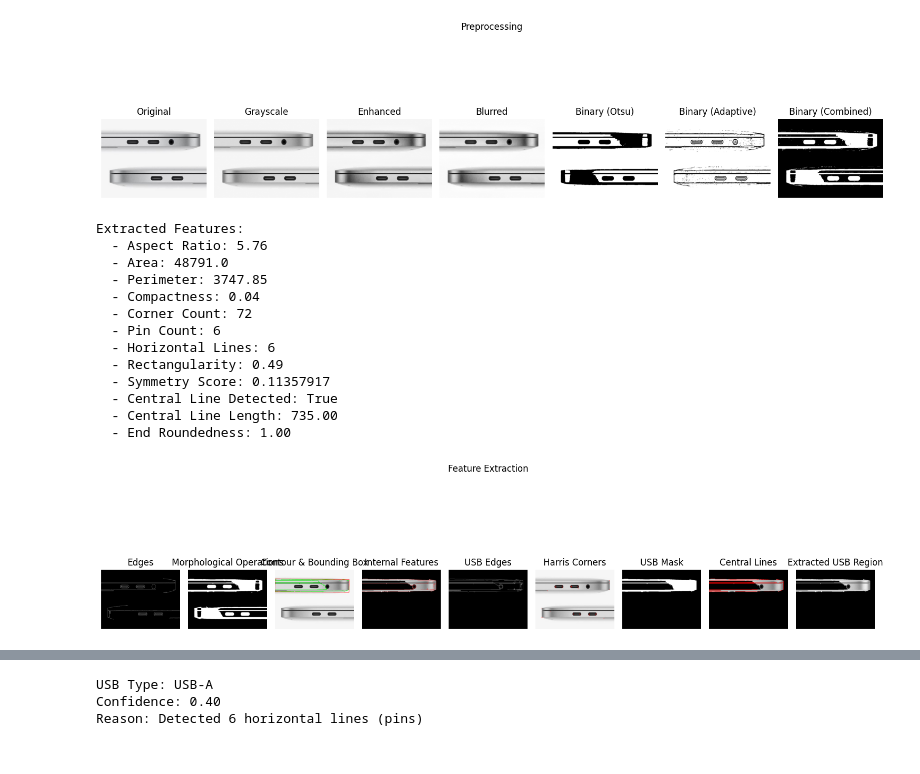
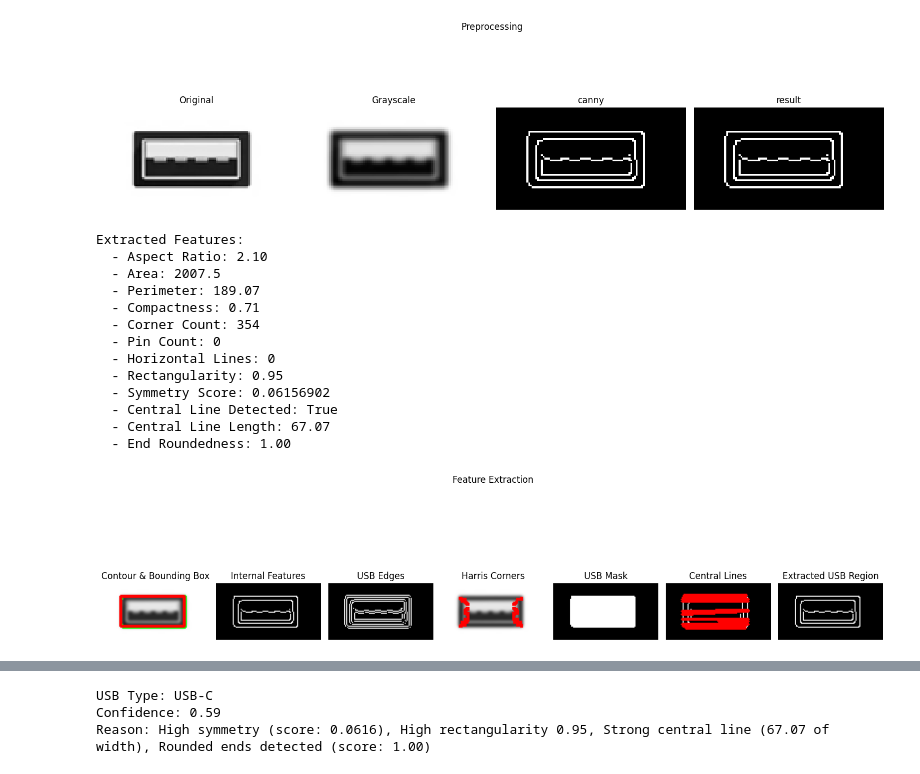
Before and after one commit to Malak0277/Computer-Vision---USB-type-detector, a Jupyter notebook: USB detector.ipynb, the cells around one changed output, grey strips where cells are left out. Drawn from its saved outputs; the diff is of its cells as text; code cells hidden in the pictures.

Commit message:
edit preprocessing

```diff
--- a/USB detector.ipynb
+++ b/USB detector.ipynb
@@ -16,3 +14,11 @@ image_path = 'test1.jpg'
+# %%
+images = [
+    'test1.jpg',
+    'test2.png',
+    'test3.png',
+    'test4.jpg',]
+image_path = "DATASET/TYPEA/ff.png"
+image = cv.imread(image_path)
 # %%
 # Parameters for feature extraction and classification
 debug_mode = True  # Set to True to display intermediate steps
@@ -79 +47,32 @@ def preprocess_image(image_path):
+# %%
+def preprocess_image(img):
+    original_img = img.copy()
+    img = cv.cvtColor(img, cv.COLOR_BGR2GRAY)
+    gaussian_img = cv.GaussianBlur(img, (7,7), 0)
+    canny_img = cv.Canny(gaussian_img, 125, 175)
+
+    contours, _ = cv.findContours(canny_img, cv.RETR_LIST, cv.CHAIN_APPROX_SIMPLE)
+
+    # Filter by area (keep largest contour = USB)
+    largest_contour = max(contours, key=cv.contourArea)
+
+    # Create a mask for the USB
+    mask = np.zeros(img.shape[:2], dtype='uint8')
+    cv.drawContours(mask, [largest_contour], -1, 255, thickness=cv.FILLED)
+    #cv.imshow('USB mask', mask)
+
+
+    # Apply the mask to the original image
+    result = cv.bitwise_and(canny_img, canny_img, mask=mask)
+    cv.imshow('result', result)
+
+    if debug_mode: #! function call
+        display_steps("Preprocessing", [ #! function call
+            ("Original", img),
+            ("Grayscale", gaussian_img),
+            ("canny", canny_img),
+            ("result", result)
+        ])
+
+    return original_img, gaussian_img, result, contours
 # %%
@@ -624,9 +624,9 @@ def visualize_result(original_img, features, usb_type, confidence, reason):
 # %%
 def process_image(image_path):
 
-    original, gray, binary = preprocess_image(image_path) #! function call
+    original, gray, result, contour = preprocess_image(image_path) #! function call
 
-    features = extract_features(gray, binary) #! function call
+    features = extract_features(gray, result, contour) #! function call
 
     usb_type, confidence, reason = classify_usb_type(features) #! function call
 
@@ -636,29 +636,29 @@ def process_image(image_path):
 # %%
 
 try:
-    usb_type, confidence, reason, result_img = process_image(image_path)
+    usb_type, confidence, reason, result_img = process_image(image)
     print(f"USB Type: {usb_type.value}")
     print(f"Confidence: {confidence:.2f}")
     print(f"Reason: {reason}")
 
     cv.imwrite('result.jpg', result_img)
 
 except Exception as e:
     print(f"Error processing image: {str(e)}")
 # %% [output]
-[figure, old version]
+[figure, new version]
 Extracted Features:
-  - Aspect Ratio: 5.76
-  - Area: 48791.0
-  - Perimeter: 3747.85
-  - Compactness: 0.04
-  - Corner Count: 72
-  - Pin Count: 6
-  - Horizontal Lines: 6
-  - Rectangularity: 0.49
-  - Symmetry Score: 0.11357917
+  - Aspect Ratio: 2.10
+  - Area: 2007.5
+  - Perimeter: 189.07
+  - Compactness: 0.71
+  - Corner Count: 354
+  - Pin Count: 0
+  - Horizontal Lines: 0
+  - Rectangularity: 0.95
+  - Symmetry Score: 0.06156902
   - Central Line Detected: True
-  - Central Line Length: 735.00
+  - Central Line Length: 67.07
   - End Roundedness: 1.00
-[figure, old version]
+[figure, new version]
 DEBUG - Feature values for classification:
@@ -685,3 +682,3 @@ Confidence scores:
-USB Type: USB-A
-Confidence: 0.40
-Reason: Detected 6 horizontal lines (pins)
+USB Type: USB-C
+Confidence: 0.59
+Reason: High symmetry (score: 0.0616), High rectangularity 0.95, Strong central line (67.07 of width), Rounded ends detected (score: 1.00)
```
Also changed, not shown: parts of 4 cells of this notebook, 15 other files.
